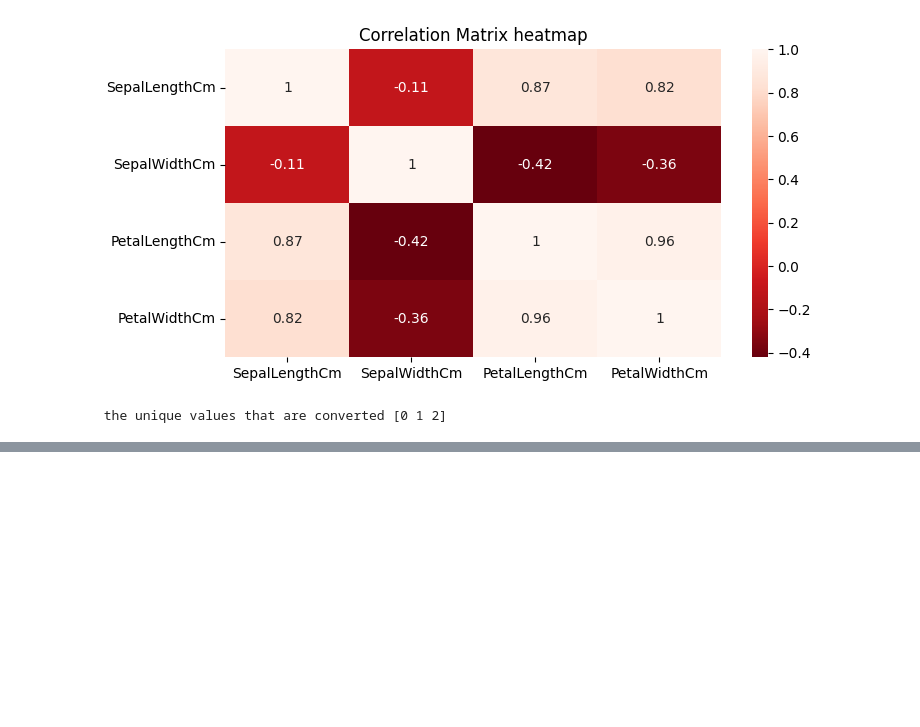
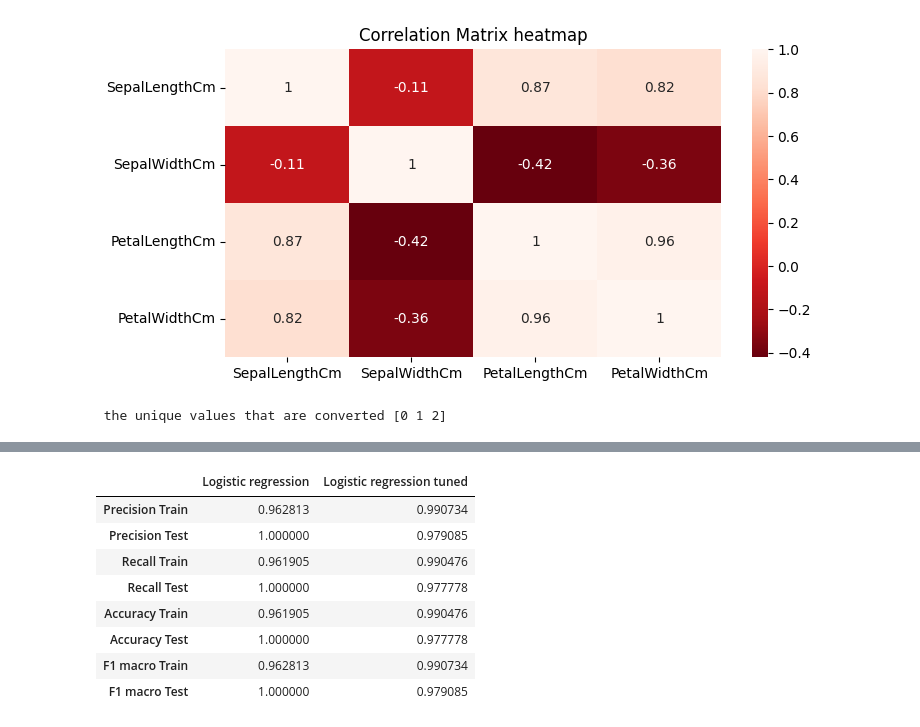
Before and after one commit to mouadayoub1971/image-classification, a Jupyter notebook: classification.ipynb, the cells around one changed output, grey strips where cells are left out. Cells and saved outputs as stored; diff of their text form; code cells hidden in the pictures; blank space fills up the shorter version.

```diff
--- a/classification.ipynb
+++ b/classification.ipynb
@@ -236,0 +259,3 @@ Test Classification Report :
+# %%
+score['Logistic regression'] = lr_score
+score
@@ -236,0 +329,13 @@ Test Classification Report :
+# %%
+score['Logistic regression tuned'] = lr_scorel2
+score
+# %% [output]
+|  | Logistic regression | Logistic regression tuned |
+| Precision Train | 0.962813 | 0.990734 |
+| Precision Test | 1.000000 | 0.979085 |
+| Recall Train | 0.961905 | 0.990476 |
+| Recall Test | 1.000000 | 0.977778 |
+| Accuracy Train | 0.961905 | 0.990476 |
+| Accuracy Test | 1.000000 | 0.977778 |
+| F1 macro Train | 0.962813 | 0.990734 |
+| F1 macro Test | 1.000000 | 0.979085 |
```
Also changed, not shown: parts of 9 cells of this notebook.
